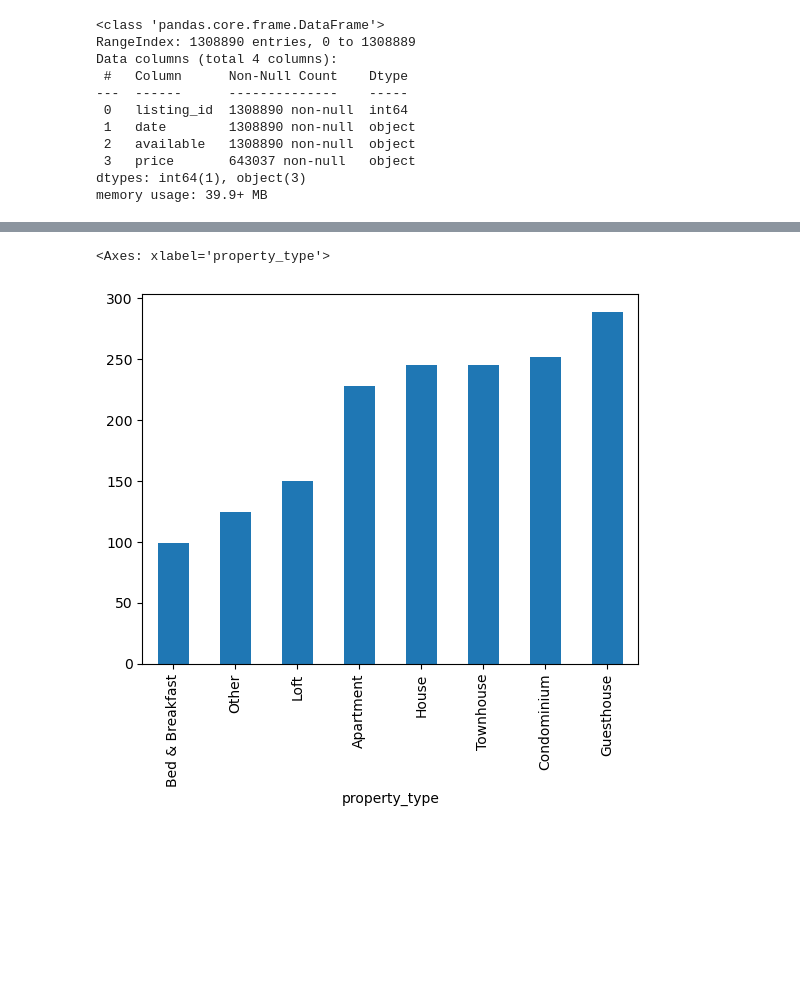
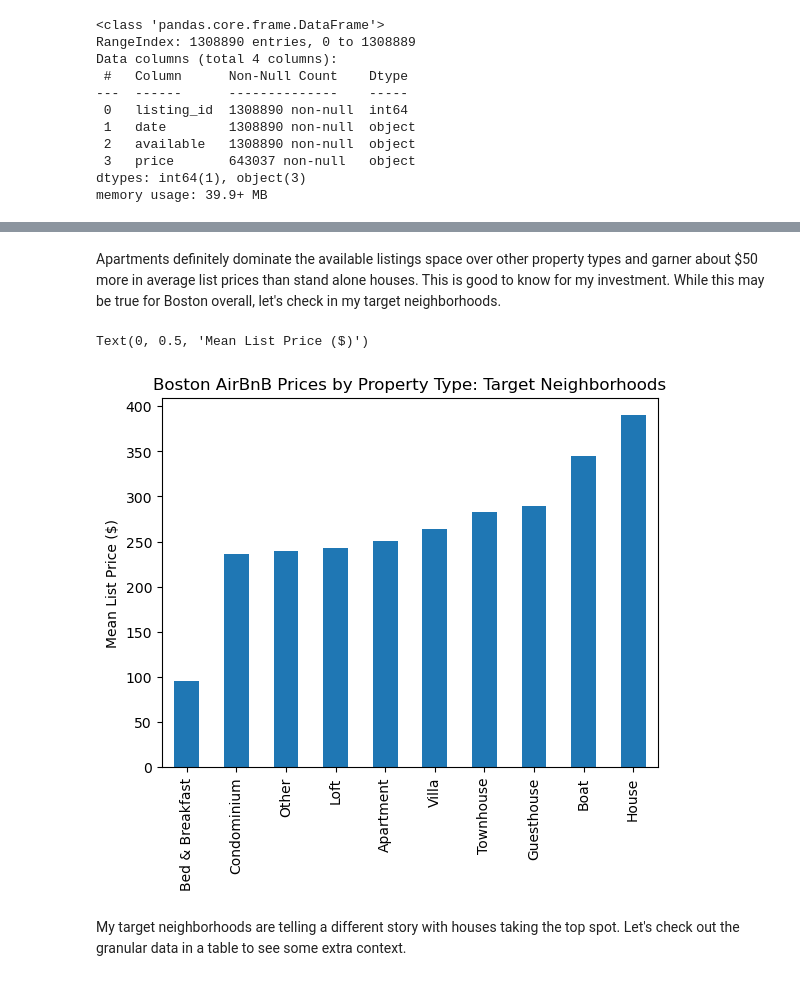
Before and after one commit to datacaity/Udacity-Project-1, a Jupyter notebook: Project1.ipynb, the cells around one changed output, grey strips where cells are left out. Drawn from its saved outputs; the diff is of its cells as text; code cells hidden in the pictures; blank space fills up the shorter version.

Commit message:
Updated code based on feedback

```diff
--- a/Project1.ipynb
+++ b/Project1.ipynb
@@ -113,9 +130,15 @@ def clean_prices(x):
     return
 # %%
-#Changing any currency fields to floats across both Listings and Calendar datasets
-list_dat['price'] = list_dat['price'].apply(clean_prices).astype('float')
-list_dat['weekly_price'] = list_dat['weekly_price'].apply(clean_prices).astype('float')
-list_dat['monthly_price'] = list_dat['monthly_price'].apply(clean_prices).astype('float')
-list_dat['security_deposit'] = list_dat['security_deposit'].apply(clean_prices).astype('float')
-list_dat['cleaning_fee'] = list_dat['cleaning_fee'].apply(clean_prices).astype('float')
+# Changing any currency fields to floats across both
+# Listings and Calendar datasets
+list_dat['price'] = list_dat['price'].apply(
+    clean_prices).astype('float')
+list_dat['weekly_price'] = list_dat['weekly_price'].apply(
+    clean_prices).astype('float')
+list_dat['monthly_price'] = list_dat['monthly_price'].apply(
+    clean_prices).astype('float')
+list_dat['security_deposit'] = list_dat['security_deposit'].apply(
+    clean_prices).astype('float')
+list_dat['cleaning_fee'] = list_dat['cleaning_fee'].apply(
+    clean_prices).astype('float')
 cal_dat['price'] = cal_dat['price'].apply(clean_prices).astype('float')
@@ -207,0 +342,13 @@ Text(0.5, 1.0, 'Price Correlations for Boston AirBnBs')
+# %%
+# Subsetting existing dataset to include the top 5 neighborhoods
+nbhd_dat = list2_dat[list2_dat['neighbourhood_cleansed'].isin(
+    ['Downtown', 'Back Bay', 'Leather District',
+     'Bay Village', 'South Boston Waterfront'])]
+nbhd_corr = nbhd_dat[['price', 'accommodates',
+                        'bathrooms', 'bedrooms', 'beds',
+                        'review_scores_rating']]
+
+# creating heatmap based on correlation matrix
+sns.heatmap(nbhd_corr.corr(), annot=True, fmt=".2f")
+
+plt.title('Price Correlations for Boston AirBnBs')
@@ -263,10 +427,17 @@ propty_df
 | Guesthouse | $289.00 | 1 |
+# %% [markdown]
+Apartments definitely dominate the available listings space over other property types and garner about $50 more in average list prices than stand alone houses. This is good to know for my investment. While this may be true for Boston overall, let's check in my target neighborhoods.
 # %%
-#What if I just wanted to look at
-nbhd_dat = list2_dat[list2_dat['neighbourhood_cleansed'].isin(['Beacon Hill','South Boston','Waterfront','Bay Village','Leather District'])]
-propty2 = nbhd_dat.groupby(nbhd_dat['property_type'])['price'].mean().sort_values()
-propty2.plot(kind ='bar')
+# What if I just wanted to look at
+propty2 = nbhd_dat.groupby(
+    nbhd_dat['property_type'])['price'].mean().sort_values()
+propty2.plot(kind='bar')
+plt.title('Boston AirBnB Prices by Property Type: Target Neighborhoods')
+plt.xlabel('')
+plt.ylabel('Mean List Price ($)')
 # %% [output]
-<Axes: xlabel='property_type'>
+Text(0, 0.5, 'Mean List Price ($)')
-[figure, old version]
+[figure, new version]
+# %% [markdown]
+My target neighborhoods are telling a different story with houses taking the top spot. Let's check out the granular data in a table to see some extra context.
 # %%
```
Also changed, not shown: parts of 57 cells of this notebook, 9 other files.
